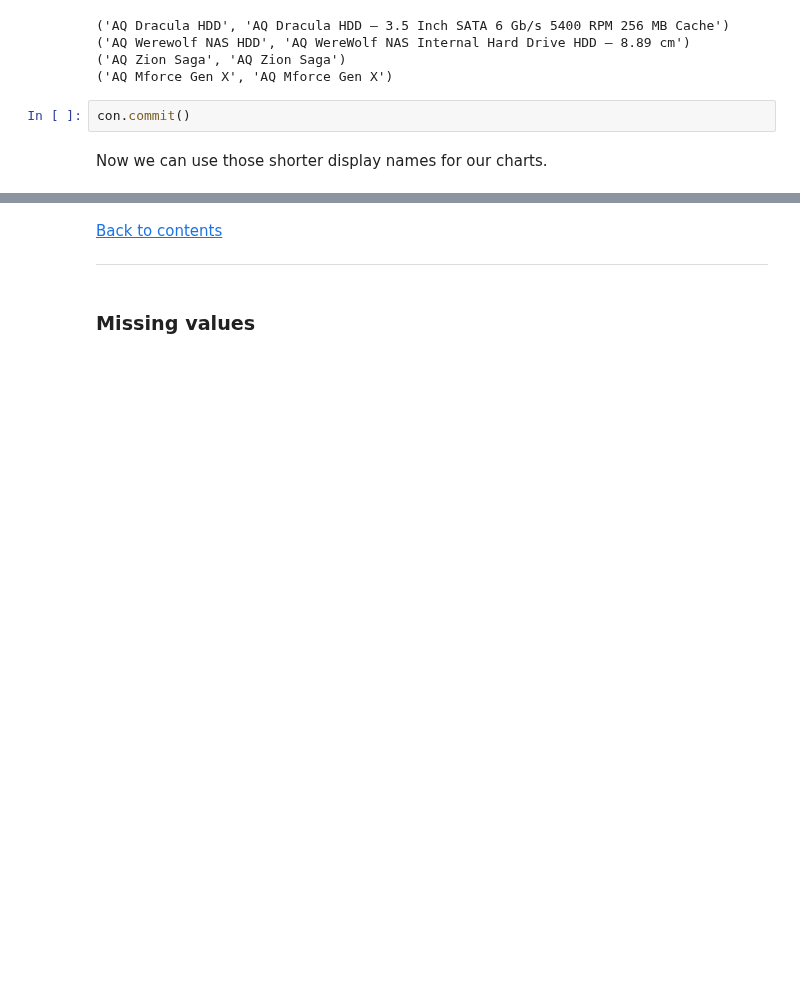
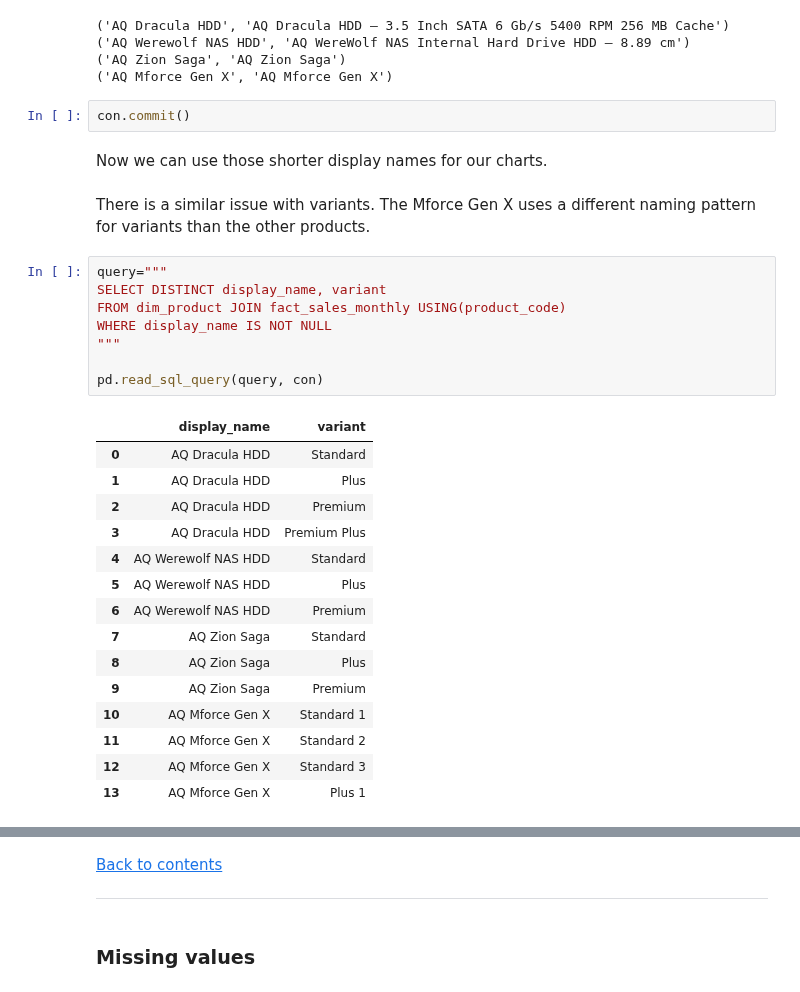
Before and after one commit to Silverscale/AtliQ_Products_Analysis, a Jupyter notebook: atliq_product_analysis.ipynb, the cells around one changed output, grey strips where cells are left out. Saved outputs shown, nothing was run; the diff lists cells and outputs as text; blank space fills up the shorter version.

```diff
--- a/atliq_product_analysis.ipynb
+++ b/atliq_product_analysis.ipynb
@@ -417,3 +417,29 @@ print(*cursor.fetchall(), sep='\n')
 con.commit()
 # %% [markdown]
 Now we can use those shorter display names for our charts.
+# %% [markdown]
+There is a similar issue with variants. The Mforce Gen X uses a different naming pattern for variants than the other products.
+# %%
+query="""
+SELECT DISTINCT display_name, variant
+FROM dim_product JOIN fact_sales_monthly USING(product_code)
+WHERE display_name IS NOT NULL
+"""
+
+pd.read_sql_query(query, con)
+# %% [output]
+|  | display_name | variant |
+| 0 | AQ Dracula HDD | Standard |
+| 1 | AQ Dracula HDD | Plus |
+| 2 | AQ Dracula HDD | Premium |
+| 3 | AQ Dracula HDD | Premium Plus |
+| 4 | AQ Werewolf NAS HDD | Standard |
+| 5 | AQ Werewolf NAS HDD | Plus |
+| 6 | AQ Werewolf NAS HDD | Premium |
+| 7 | AQ Zion Saga | Standard |
+| 8 | AQ Zion Saga | Plus |
+| 9 | AQ Zion Saga | Premium |
+| 10 | AQ Mforce Gen X | Standard 1 |
+| 11 | AQ Mforce Gen X | Standard 2 |
+| 12 | AQ Mforce Gen X | Standard 3 |
+| 13 | AQ Mforce Gen X | Plus 1 |
```
Also changed, not shown: parts of 9 cells of this notebook.
